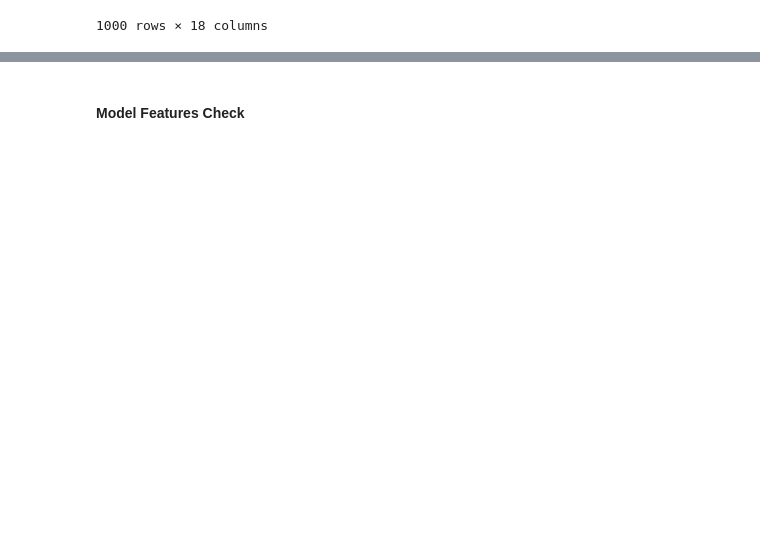
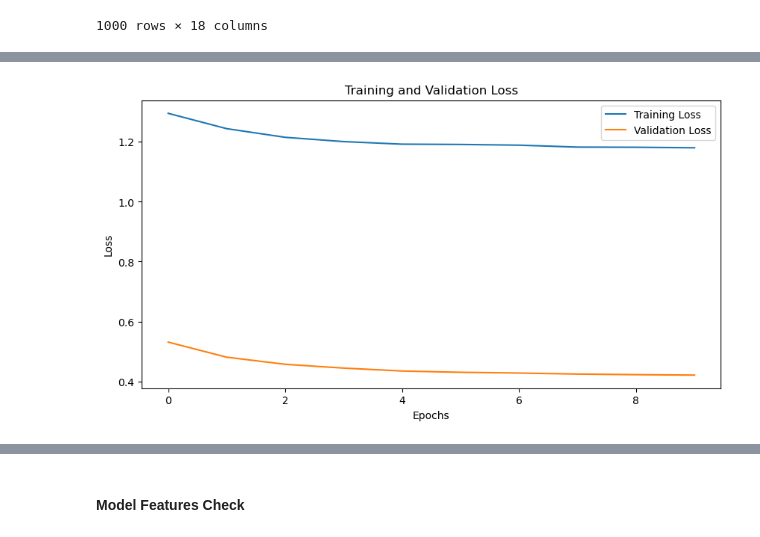
Before and after one commit to Shuo-Wang-UCBerkeley/VIP, a Jupyter notebook: src/shuo/Embedding-S&P_Step_1.ipynb, the cells around one changed output, grey strips where cells are left out. Drawn from its saved outputs; the diff is of its cells as text; code cells hidden in the pictures; blank space fills up the shorter version.

Commit message:
add (1) hidden layer and droput rate. (2) add attention dropout and residual dropout. (3) add early stopping criteria

```diff
--- a/src/shuo/Embedding-S&P_Step_1.ipynb
+++ b/src/shuo/Embedding-S&P_Step_1.ipynb
@@ -480,6 +480,13 @@ class FinancialDataset(Dataset):
     def __init__(self, data, window_size=7):
         self.data = data
         self.window_size = window_size
+        self.input_columns = [
+            "log_return",
+            "sector_weighted_avg_log_return",
+            "sector_simple_avg_log_return",
+            "weighted_avg_log_return",
+            "simple_avg_log_return"
+        ]
         self.target_columns = [
             "log_return",
             "abs_log_return",
@@ -493,6 +500,8 @@ class FinancialDataset(Dataset):
             "volatility_14",
             "volatility_28"
         ]
+
+        self.data[self.input_columns] = self.data[self.input_columns].apply(pd.to_numeric, errors="coerce")
         self.data[self.target_columns] = self.data[self.target_columns].apply(pd.to_numeric, errors="coerce")
         # self.data["log_return"] = pd.to_numeric(self.data["log_return"], errors="coerce")
         self.data = self.data.dropna()
@@ -505,7 +514,7 @@ class FinancialDataset(Dataset):
             j = self.window_size
             if len(group) > self.window_size:
                 for i in range(len(group) - self.window_size):
-                    X = group["log_return"].iloc[i : i + self.window_size].values
+                    X = group[self.input_columns].iloc[i : i + self.window_size].values.flatten()
                     X = np.append(X, j)
                     j += 1
                     y = group[self.target_columns].iloc[i + self.window_size].values
@@ -525,19 +534,35 @@ class FinancialDataset(Dataset):
 
 
 class TransformerModel(nn.Module):
-    def __init__(self, input_dim, embed_dim, n_heads, ff_dim, n_layers, output_dim):
+    def __init__(self, input_dim, embed_dim, n_heads, ff_dim, n_layers, output_dim, hidden_dims=[256, 128], dropout=0.25, attn_dropout=0.1, residual_dropout=0.1):
         super(TransformerModel, self).__init__()
         self.embedding = nn.Linear(input_dim, embed_dim)
-        encoder_layer = nn.TransformerEncoderLayer(d_model=embed_dim, nhead=n_heads, dim_feedforward=ff_dim)
+        encoder_layer = nn.TransformerEncoderLayer(d_model=embed_dim, nhead=n_heads, dim_feedforward=ff_dim, dropout=attn_dropout)
         self.transformer = nn.TransformerEncoder(encoder_layer, num_layers=n_layers)
-        self.fc = nn.Linear(embed_dim, output_dim)
+
+        # Adding hidden layers and dropout
+        self.hidden_layers = nn.Sequential(
+            nn.Linear(embed_dim, hidden_dims[0]),
+            nn.ReLU(),
+            nn.Dropout(dropout),
+            nn.Linear(hidden_dims[0], hidden_dims[1]),
+            nn.ReLU(),
+            nn.Dropout(dropout),
+        )
+        self.fc = nn.Linear(hidden_dims[1], output_dim)
+        # self.fc = nn.Linear(embed_dim, output_dim)
 
     def forward(self, x):
         x = self.embedding(x)  # Apply embedding layer
         x = x.unsqueeze(1)  # Add a dimension for the transformer (batch_size, seq_len, embed_dim)
         x = self.transformer(x)  # Transformer expects input of shape (seq_len, batch_size, embed_dim)
         embedding = x[:, -1, :]  # Get the last output token
-        x = self.fc(embedding)  # Fully connected layer on the last output token
+
+        # Apply hidden layers
+        x = self.hidden_layers(embedding)
+
+        x = self.fc(x)
+        # x = self.fc(embedding)  # Fully connected layer on the last output token
         return x.squeeze(-1), embedding  # Return the final output and the embeddings
 
 
@@ -545,14 +570,14 @@ class TransformerModel(nn.Module):
 # dataset = FinancialDataset(first_month_data[:1000])
 # dataloader = DataLoader(dataset, batch_size=64, shuffle=False)
 
-train_dataset = FinancialDataset(train_data)
-val_dataset = FinancialDataset(validation_data)
+train_dataset = FinancialDataset(train_data[:1000])
+val_dataset = FinancialDataset(validation_data[:100])
 
-train_dataloader = DataLoader(train_dataset, batch_size=16, shuffle=False)
-val_dataloader = DataLoader(val_dataset, batch_size=16, shuffle=False)
+train_dataloader = DataLoader(train_dataset, batch_size=32, shuffle=False)
+val_dataloader = DataLoader(val_dataset, batch_size=32, shuffle=False)
 
 # Initialize Model
-model = TransformerModel(input_dim=7 + 1, embed_dim=256, n_heads=16, ff_dim=1024, n_layers=6, output_dim = len(train_dataset.target_columns))
+model = TransformerModel(input_dim=7*5 + 1, embed_dim=256, n_heads=16, ff_dim=1024, n_layers=6, output_dim = len(train_dataset.target_columns), dropout=0.25, attn_dropout=0.1, residual_dropout=0.1)
 device = torch.device('cuda' if torch.cuda.is_available() else 'cpu')
 model.to(device)
 
@@ -574,14 +599,19 @@ criterion = nn.L1Loss()
 train_losses = []
 val_losses = []
 
-num_epochs = 3
+num_epochs = 10
+patience = 1
+best_val_loss = float('inf')
+patience_counter = 0
+
+# num_epochs = 3
 for epoch in range(num_epochs):
     model.train()
     running_loss = 0.0
     for batch in train_dataloader:
         optimizer.zero_grad()
-        output, _ = model(batch["features"])
-        loss = criterion(output, batch["target"])
+        output, _ = model(batch["features"].to(device))
+        loss = criterion(output, batch["target"].to(device))
         # print(f'loss: {loss}')
         loss.backward()
         optimizer.step()
@@ -592,12 +622,22 @@ for epoch in range(num_epochs):
     val_loss = 0.0
     with torch.no_grad():
         for batch in val_dataloader:
-            output, _ = model(batch["features"])
-            loss = criterion(output, batch["target"])
+            output, _ = model(batch["features"].to(device))
+            loss = criterion(output, batch["target"].to(device))
             val_loss += loss.item()
     val_losses.append(val_loss / len(val_dataloader))
 
     print(f"Epoch {epoch+1}/{num_epochs}, Training Loss: {train_losses[-1]}, Validation Loss: {val_losses[-1]}")
+
+    # Check for early stopping
+    if val_losses[-1] < best_val_loss:
+        best_val_loss = val_losses[-1]
+        patience_counter = 0
+    else:
+        patience_counter += 1
+        if patience_counter >= patience:
+            print("Early stopping triggered.")
+            break
 
 print("Training Complete")
 
@@ -610,3 +650,4 @@ plt.ylabel('Loss')
 plt.title('Training and Validation Loss')
 plt.legend()
 plt.show()
+# %% [output]
@@ -613,3 +665,4 @@ plt.show()
+[figure, added]
 # %%
 dataloader = train_dataloader
 dataset = train_dataset
```
Also changed, not shown: parts of 11 cells of this notebook.
